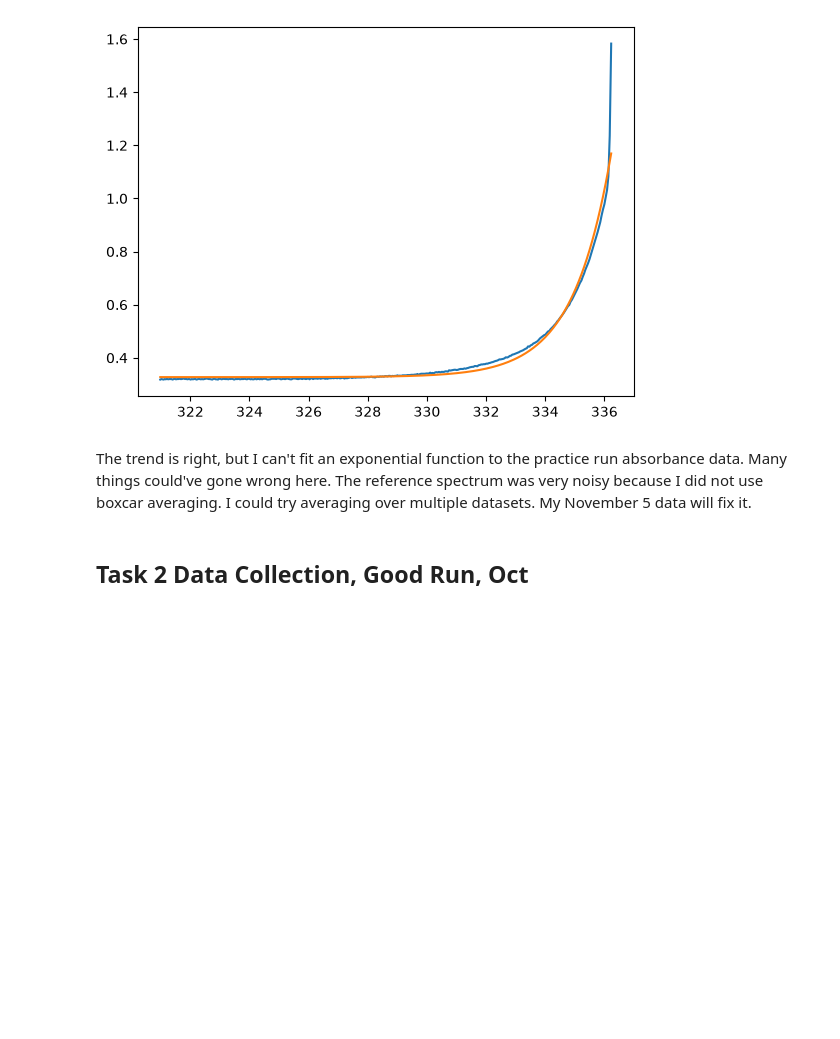
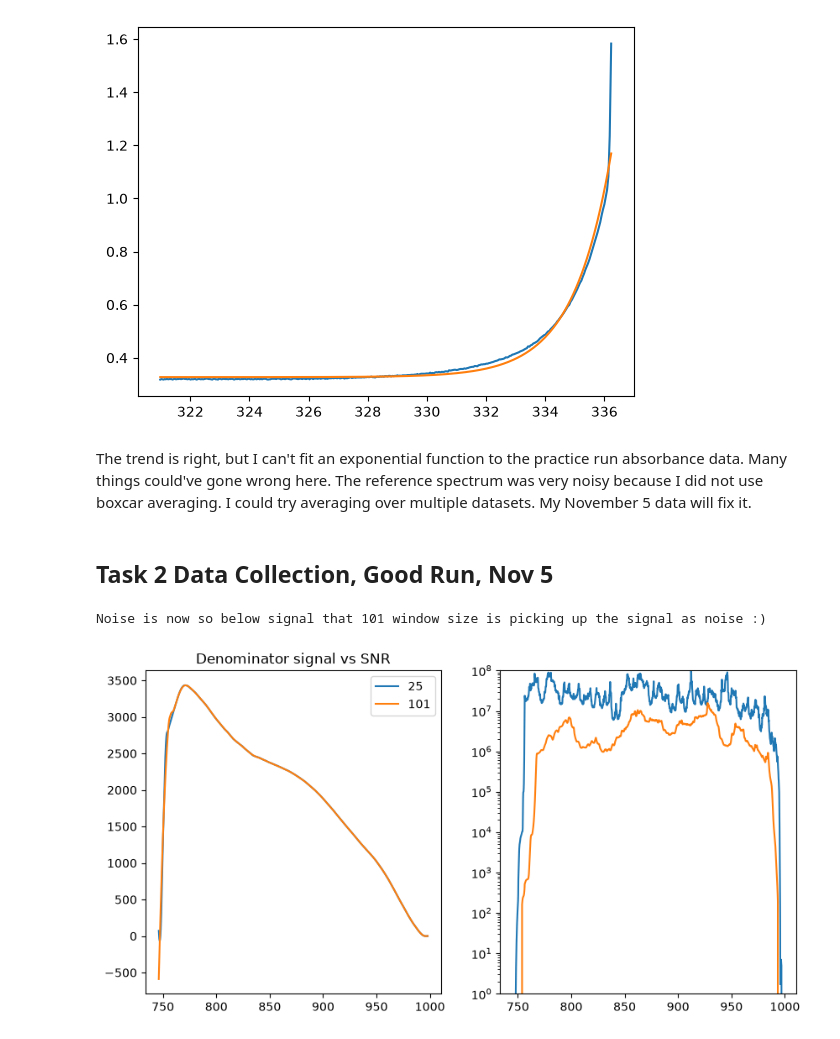
Before and after one commit to rcaerbannog/enph352-lab-band, a Jupyter notebook: band-lab-notebook.ipynb, the cells around one changed output. Saved outputs shown, nothing was run; the diff lists cells and outputs as text; code cells hidden in the pictures; blank space fills up the shorter version.

Commit message:
data analysis

```diff
--- a/band-lab-notebook.ipynb
+++ b/band-lab-notebook.ipynb
@@ -258,6 +255,23 @@ plt.plot(3e5/wavelength2, urbach_edge_fit_model(3e5/wavelength2, *p))
 # %% [markdown]
 The trend is right, but I can't fit an exponential function to the practice run absorbance data. Many things could've gone wrong here. The reference spectrum was very noisy because I did not use boxcar averaging. I could try averaging over multiple datasets. My November 5 data will fix it.
 # %% [markdown]
-## Task 2 Data Collection, Good Run, Oct
+## Task 2 Data Collection, Good Run, Nov 5
 # %%
-### Table
+REF_PATH = "AdaL/2026-11-05-Task2/ref.txt"
+DARK_PATH = "AdaL/2026-11-05-Task2/dark.txt"
+wavelength, counts_ref = read_file(REF_PATH, False)
+_, counts_dark = read_file(DARK_PATH, False)
+# %%
+window_sizes = [25, 101]
+fig, axs = plt.subplots(ncols=2, figsize=(10, 5))
+results = [(eval_reference_snr(wavelength, counts_ref, counts_dark, window_size = ws), ws) for ws in window_sizes]
+for ((denominator_signal, snr), ws) in results:
+    axs[0].plot(wavelength, denominator_signal, label=ws)
+    axs[1].semilogy(wavelength, snr)
+axs[1].set_ylim(1, 1e8)
+axs[0].legend()
+axs[0].set_title("Denominator signal vs SNR")
+print("Noise is now so below signal that 101 window size is picking up the signal as noise :)")
+# %% [output]
+Noise is now so below signal that 101 window size is picking up the signal as noise :)
+[figure, added]
```
Also changed, not shown: parts of 18 cells of this notebook, 1 other file.
